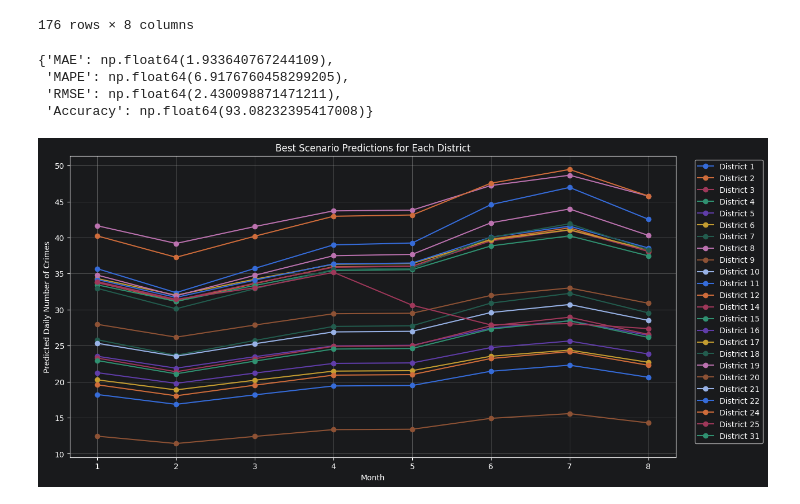
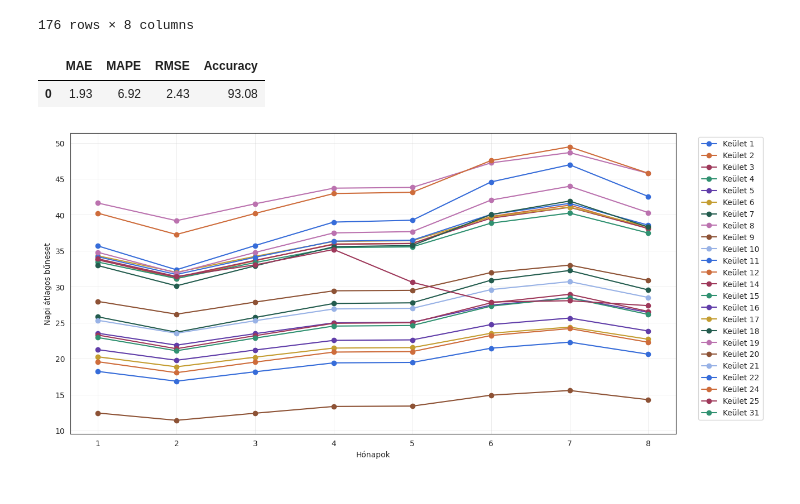
Before and after one commit to enikogyorfi/Szakdolgozat, a Jupyter notebook: Geometriai Brown mozgas.ipynb, the cells around one changed output. Cells and saved outputs as stored; diff of their text form; code cells hidden in the pictures.

```diff
--- a/Geometriai Brown mozgas.ipynb
+++ b/Geometriai Brown mozgas.ipynb
@@ -389,23 +395,24 @@ overall_metrics = {
     "RMSE": overall_rmse,
     "Accuracy": overall_accuracy,
 }
+overall_metrics= pd.DataFrame([overall_metrics])
+overall_metrics = overall_metrics.round(2)
+overall_metrics.to_csv('docs/Szakdolgozat docs/Results/overall_metrics.csv', index=False)
 overall_metrics
 # %% [output]
-{'MAE': np.float64(1.933640767244109),
- 'MAPE': np.float64(6.9176760458299205),
- 'RMSE': np.float64(2.430098871471211),
- 'Accuracy': np.float64(93.08232395417008)}
+|  | MAE | MAPE | RMSE | Accuracy |
+| 0 | 1.93 | 6.92 | 2.43 | 93.08 |
 # %%
 # Visualize the best scenario predictions for each district
 plt.figure(figsize=(14, 7))
 for d in districts:
     district_data = best_predictions[best_predictions['District'] == d]
-    plt.plot(district_data['Month'], district_data['Predicted Crimes'], marker='o', label=f'District {d}')
-plt.title('Best Scenario Predictions for Each District')
-plt.xlabel('Month')
-plt.ylabel('Predicted Daily Number of Crimes')
+    plt.plot(district_data['Month'], district_data['Predicted Crimes'], marker='o', label=f'Keület {d}')
+plt.xlabel('Hónapok')
+plt.ylabel('Napi átlagos bűneset')
 plt.legend(bbox_to_anchor=(1.15, 1), loc="upper right")
 plt.grid()
+plt.savefig('docs/Szakdolgozat docs/Images/Results_img/best_scenario_predictions.png')
 plt.show()
 # %% [output]
-[figure, old version]
+[figure, new version]
```
Also changed, not shown: parts of 10 cells of this notebook, 5 other files.
